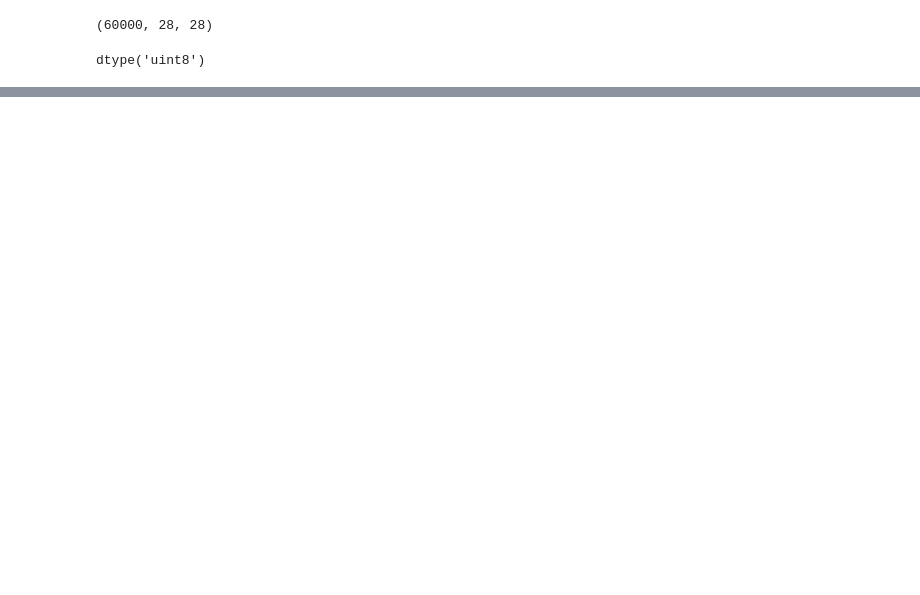
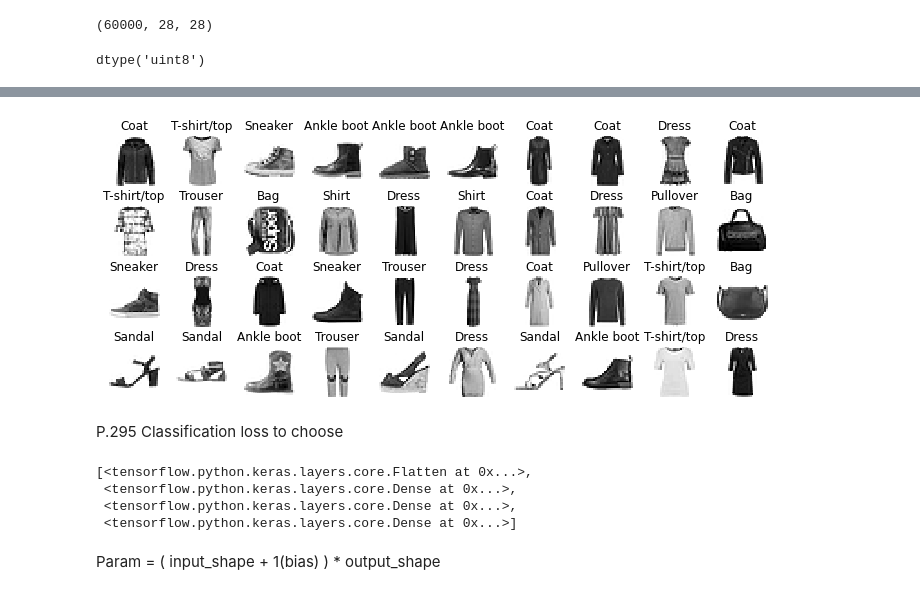
Before and after one commit to johnny19436/ML-learn, a Jupyter notebook: ML_10.ipynb, the cells around one changed output, grey strips where cells are left out. Cells and saved outputs as stored; diff of their text form; code cells hidden in the pictures; blank space fills up the shorter version.

```diff
--- a/ML_10.ipynb
+++ b/ML_10.ipynb
@@ -16,0 +42,3 @@ dtype('uint8')
+# %%
+class_names = ["T-shirt/top", "Trouser", "Pullover", "Dress", "Coat",
+               "Sandal", "Shirt", "Sneaker", "Bag", "Ankle boot"]
@@ -16,0 +49,18 @@ dtype('uint8')
+# %%
+n_rows = 4
+n_cols = 10
+plt.figure(figsize=(n_cols * 1.2, n_rows * 1.2))
+for row in range(n_rows):
+    for col in range(n_cols):
+        index = n_cols * row + col
+        plt.subplot(n_rows, n_cols, index + 1)
+        plt.imshow(X_train[index], cmap="binary", interpolation="nearest")
+        plt.axis('off')
+        plt.title(class_names[y_train[index]], fontsize=12)
+plt.subplots_adjust(wspace=0.1, hspace=0.4)
+plt.show()
+# %% [output]
+[figure, added]
+# %% [markdown]
+P.295
+Classification loss to choose
@@ -16,0 +75,9 @@ dtype('uint8')
+# %%
+model.layers
+# %% [output]
+[<tensorflow.python.keras.layers.core.Flatten at 0x...>,
+ <tensorflow.python.keras.layers.core.Dense at 0x...>,
+ <tensorflow.python.keras.layers.core.Dense at 0x...>,
+ <tensorflow.python.keras.layers.core.Dense at 0x...>]
+# %% [markdown]
+Param = ( input_shape + 1(bias) ) * output_shape
```
Also changed, not shown: parts of 17 cells of this notebook.
